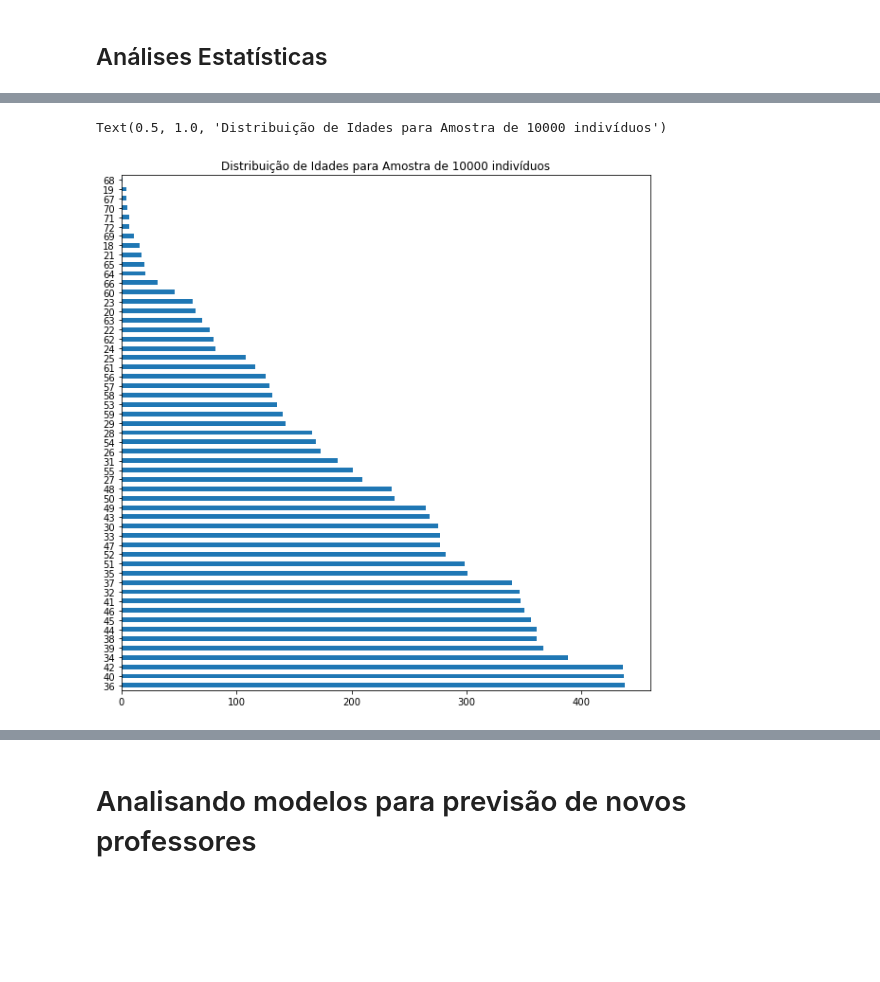
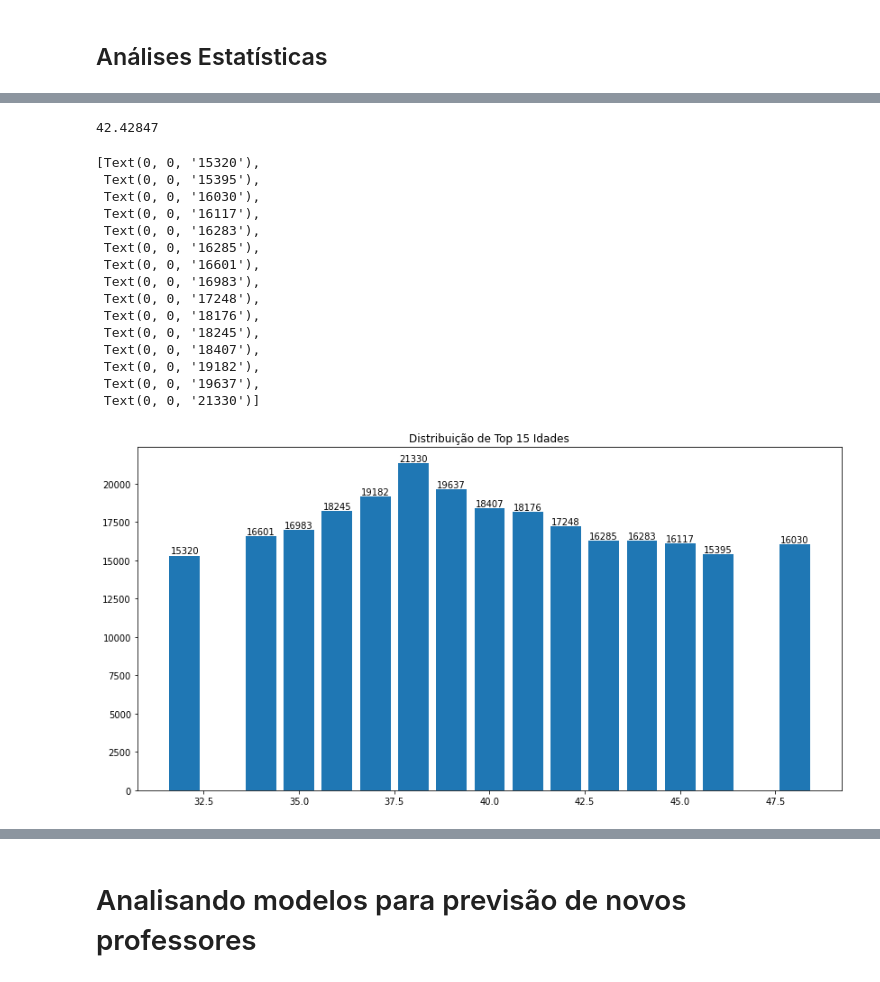
Before and after one commit to sergioneto12/Analise_Censo_Escolar_2020, a Jupyter notebook: Dados - Censo Escolar.ipynb, the cells around one changed output, grey strips where cells are left out. Drawn from its saved outputs; the diff is of its cells as text; code cells hidden in the pictures; blank space fills up the shorter version.

Commit message:
new rules are done, changed data analysis and features selection to best fit model

```diff
--- a/Dados - Censo Escolar.ipynb
+++ b/Dados - Censo Escolar.ipynb
@@ -30,7 +37,6 @@ data_doc = pd.read_csv("DADOS/docentes_sudeste.csv", sep="|", nrows=500000)
 #a primeira linha abaixo faz com que todas as colunas sejam mostradas, e a segunda apresenta as primeiras 5 linhas
 
 pd.set_option("display.max_columns", None)
-data_doc = data_doc
 data_doc.head(5)
 # %% [output]
 |  | NU_ANO_CENSO | ID_DOCENTE | NU_MES | NU_ANO | NU_IDADE_REFERENCIA | NU_IDADE | TP_SEXO | TP_COR_RACA | ... |
@@ -78 +105,9 @@ dados_1 = data_doc[
+# %%
+## Afunilando features para se adequar a proposta inicial, eliminando principalmente outras matérias
+
+df = df[['NU_IDADE_REFERENCIA', 'TP_SEXO', 'TP_ESCOLARIDADE', 'TP_COR_RACA',
+       'IN_LICENCIATURA_1', 'IN_ESPECIALIZACAO', 'IN_MESTRADO', 'IN_DISC_MATEMATICA', 'IN_ESPECIFICO_ANOS_FINAIS',
+       'IN_ESPECIFICO_ENS_MEDIO', 'IN_ESPECIFICO_EJA',
+       'IN_ESPECIFICO_ED_ESPECIAL', 'TP_TIPO_DOCENTE',
+       'TP_TIPO_CONTRATACAO',        'TP_REGULAMENTACAO']]
 # %%
@@ -125,8 +149,8 @@ dados_1
 # %%
 #Verificando os dados nulos
 
-dados_1 = dados_1[dados_1.isnull().values.any(axis=1)]
-NAvalues = dados_1.isnull().sum()
+dados_null = dados_1[dados_1.isnull().values.any(axis=1)]
+NAvalues = dados_null.isnull().sum()
 
 NAvaluesFrame = pd.DataFrame(NAvalues.sort_values(ascending = False), columns = ['NaN_Values'])
 
@@ -242,9 +274,38 @@ Name: Idade, dtype: int64
+# %%
+dados_1['Idade'].mean()
+# %% [output]
+42.42847
 # %%
-#Amostragem dos dados referente a idade dos professores
+## Distribuição do Top 15 idades por professores
 
-plt.figure(figsize = (10, 10))
-idades.plot.barh()
-plt.title("Distribuição de Idades para Amostra de 10000 indivíduos")
+## Entendendo que a média é de 42 anos, será que, então, a maior quantidade de professore se concentra nesta região?
+
+idades = dados_1['Idade'].value_counts().sort_values(ascending=False)
+
+fig, ax = plt.subplots()
+fig.set_figheight(7)
+fig.set_figwidth(14)
+ax.set_title("Distribuição de Top 15 Idades")
+
+x = idades.sort_values().tail(15).index
+y = idades.sort_values().tail(15).values
+
+bars =  ax.bar(x, y)
+ax.bar_label(bars)
 # %% [output]
-Text(0.5, 1.0, 'Distribuição de Idades para Amostra de 10000 indivíduos')
+[Text(0, 0, '15320'),
+ Text(0, 0, '15395'),
+ Text(0, 0, '16030'),
+ Text(0, 0, '16117'),
+ Text(0, 0, '16283'),
+ Text(0, 0, '16285'),
+ Text(0, 0, '16601'),
+ Text(0, 0, '16983'),
+ Text(0, 0, '17248'),
+ Text(0, 0, '18176'),
+ Text(0, 0, '18245'),
+ Text(0, 0, '18407'),
+ Text(0, 0, '19182'),
+ Text(0, 0, '19637'),
+ Text(0, 0, '21330')]
-[figure, old version]
+[figure, new version]
```
Also changed, not shown: parts of 92 cells of this notebook, 5 other files.
